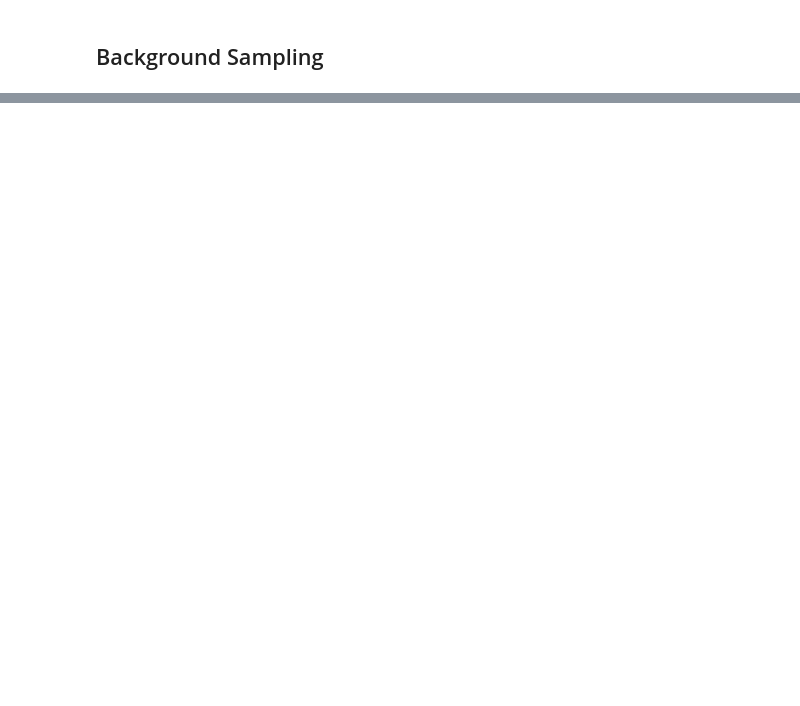
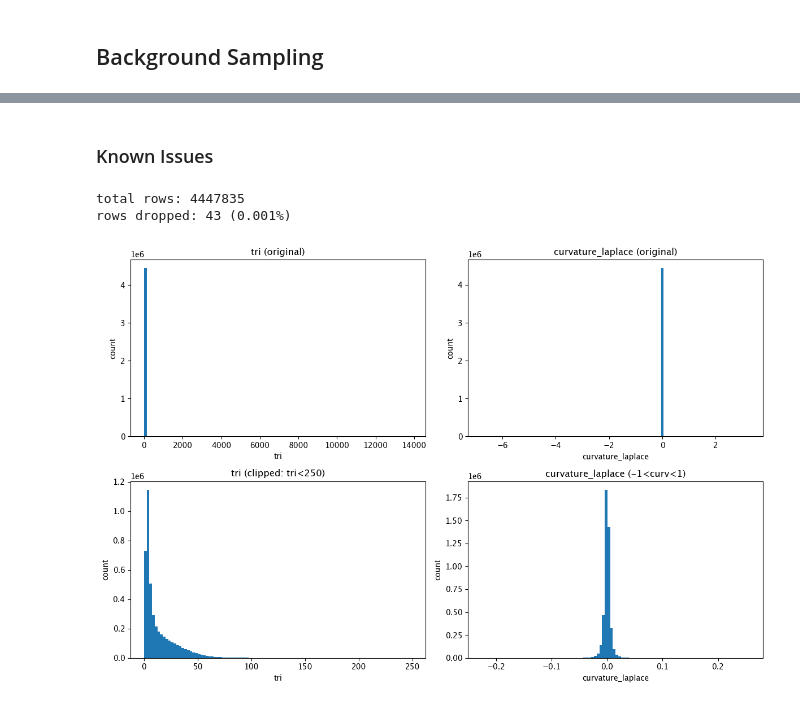
Before and after one commit to shyagehike/atlas-v2, a Jupyter notebook: features.ipynb, the cells around one changed output, grey strips where cells are left out. Saved outputs shown, nothing was run; the diff lists cells and outputs as text; code cells hidden in the pictures; blank space fills up the shorter version.

```diff
--- a/features.ipynb
+++ b/features.ipynb
@@ -463,0 +825,4 @@ testfc=phi(testpointer,10,40,testtimestamp,testtimestamp+24*3600000,24*3600000)
+# %%
+meta=['key','weight','region_id','fold_id'] # meta columns (not actual features)
+dF2=pd.read_csv('database/outputs/output.csv') # the set of all points, populated with features
+dF2
@@ -463,0 +843,45 @@ testfc=phi(testpointer,10,40,testtimestamp,testtimestamp+24*3600000,24*3600000)
+# %% [markdown]
+### Known Issues
+# %%
+fig,axes=plt.subplots(2,2,figsize=(12,8)) # subplots
+
+# apply masks to tri and curvature such that tri is capped at 250 and curvature is bounded to [-1,1]
+mask_tri=dF2['tri']<250
+mask_curv=dF2['curvature_laplace'].between(-1,1)
+clipped=dF2[mask_tri & mask_curv]
+
+# get number of rows dropped due to constraints, print
+dropped=dF2.__len__()-(mask_tri & mask_curv).sum()
+print(f"total rows: {dF2.__len__()}")
+print(f"rows dropped: {dropped} ({dropped/dF2.__len__():.3%})")
+
+# top row (full & unclipped)
+axes[0,0].hist(dF2['tri'],bins=100) # tri
+axes[0,0].set_title("tri (original)")
+axes[0,0].set_xlabel("tri")
+axes[0,0].set_ylabel("count")
+
+axes[0,1].hist(dF2['curvature_laplace'],bins=100) # curvature
+axes[0,1].set_title("curvature_laplace (original)")
+axes[0,1].set_xlabel("curvature_laplace")
+axes[0,1].set_ylabel("count")
+
+# bottom row (clipped)
+axes[1,0].hist(clipped['tri'],bins=100) # tri
+axes[1,0].set_title("tri (clipped: tri<250)")
+axes[1,0].set_xlabel("tri")
+axes[1,0].set_ylabel("count")
+
+axes[1,1].hist(clipped['curvature_laplace'],bins=100) # curvature
+axes[1,1].set_title("curvature_laplace (-1<curv<1)")
+axes[1,1].set_xlabel("curvature_laplace")
+axes[1,1].set_ylabel("count")
+
+# on the graph you can see just how extreme some of the skew/outliers were before clipping
+# extremities in other rows are all simply extreme meteorological/topographical conditions whereas these can be attributed to poor calculations (since these are both channels i derived myself)
+plt.tight_layout()
+plt.show()
+# %% [output]
+total rows: 4447835
+rows dropped: 43 (0.001%)
+[figure, added]
```
Also changed, not shown: parts of 38 cells of this notebook, 10 other files.
